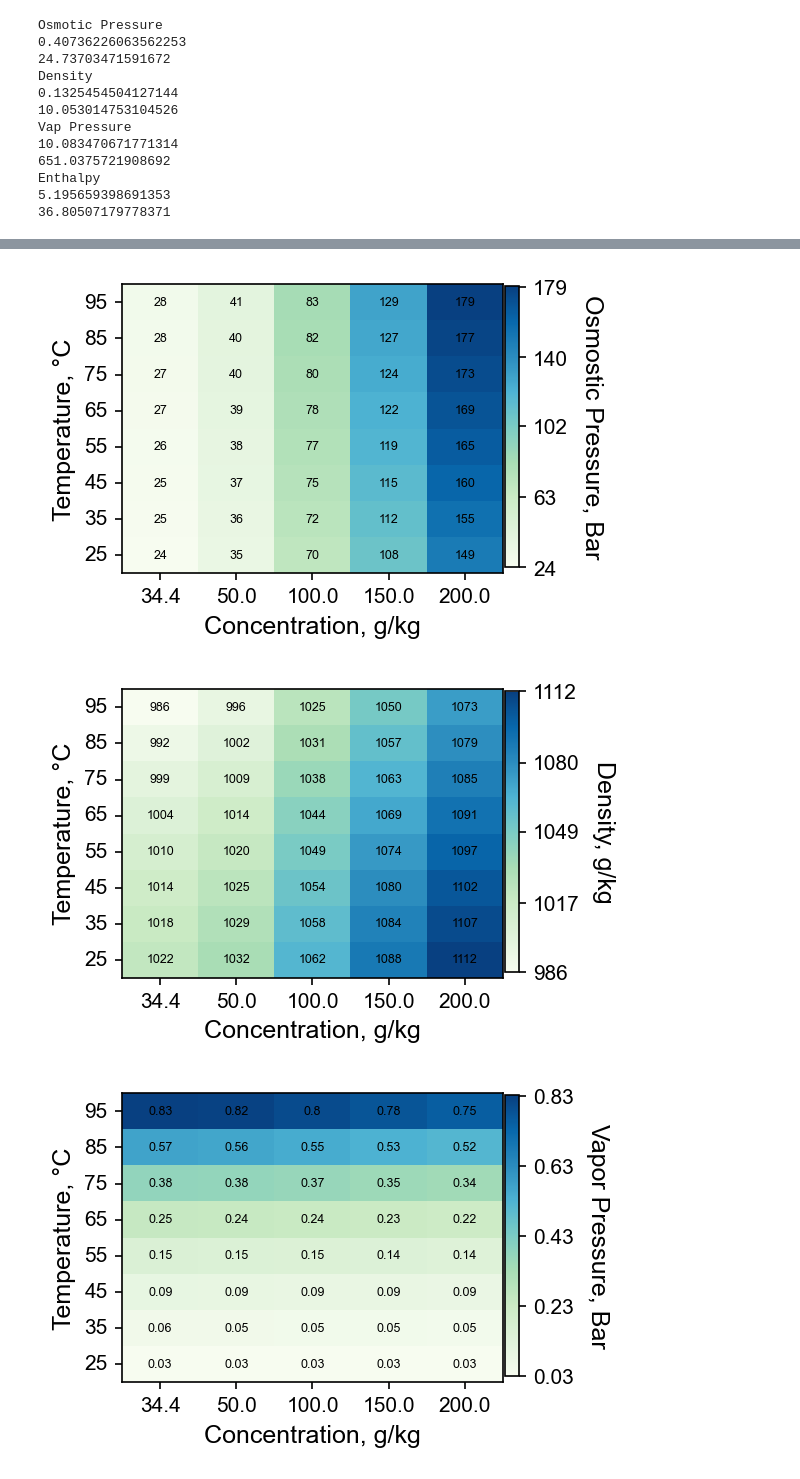
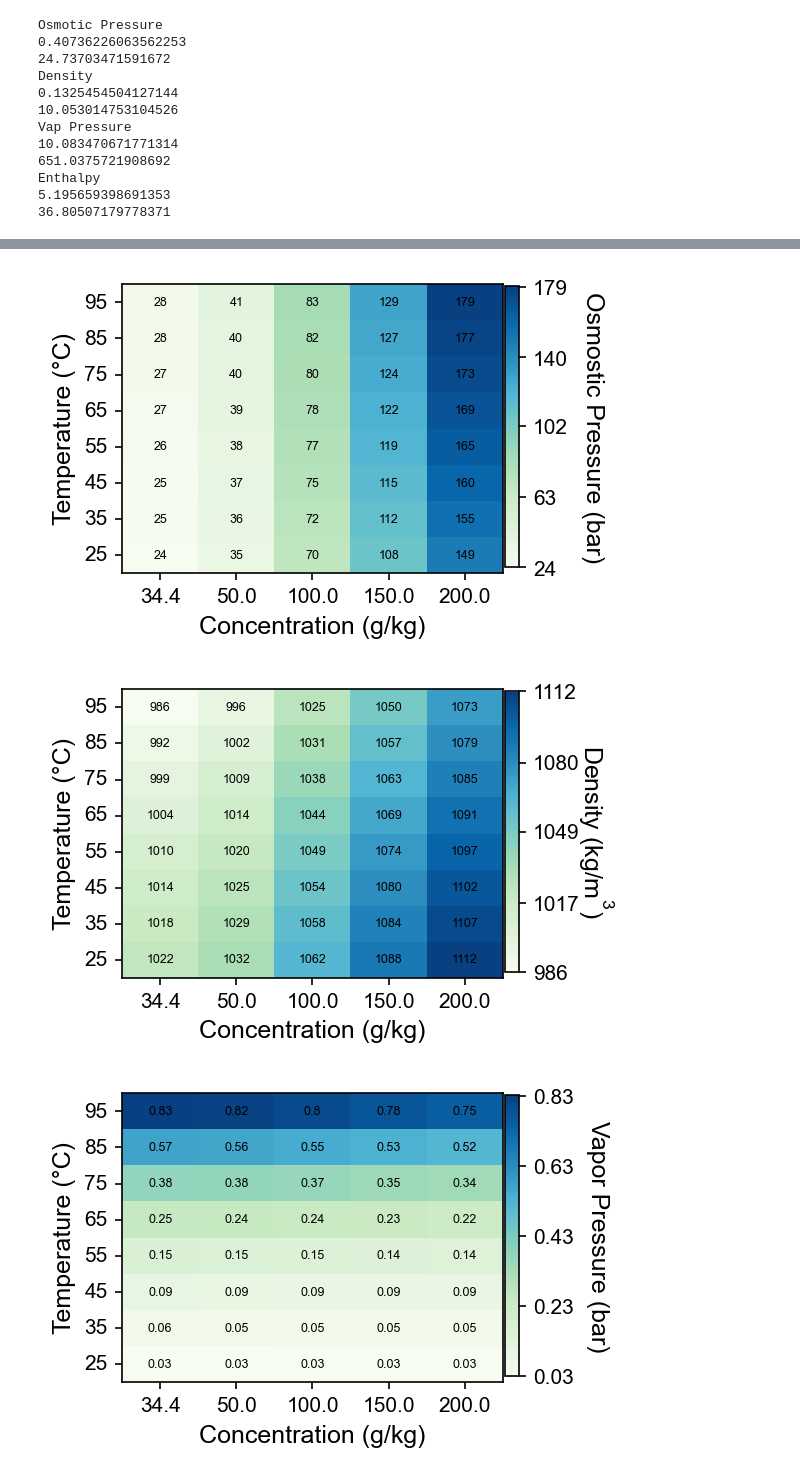
Before and after one commit to savannahsakhai/watertap, a Jupyter notebook: watertap/flowsheets/property_analysis/AIChE_figs/property_colormaps_AICHE.ipynb, the cells around one changed output, grey strips where cells are left out. Drawn from its saved outputs; the diff is of its cells as text; code cells hidden in the pictures.

```diff
--- a/watertap/flowsheets/property_analysis/AIChE_figs/property_colormaps_AICHE.ipynb
+++ b/watertap/flowsheets/property_analysis/AIChE_figs/property_colormaps_AICHE.ipynb
@@ -104,14 +96,14 @@ figure.plot_map(
     vmin=vmin,
     vmax=vmax,
 )
-figure.add_colorbar(zticks=zticks, zformat=0, zlabel="Osmostic Pressure, Bar")
+figure.add_colorbar(zticks=zticks, zformat=0, zlabel="Osmostic Pressure (bar)")
 figure.set_axis_ticklabels(
     xticklabels=xticks,
     yticklabels=yticks,
     xformat=1,
     yformat=0,
-    xlabel="Concentration, g/kg",
-    ylabel="Temperature, °C",
+    xlabel="Concentration (g/kg)",
+    ylabel="Temperature (°C)",
 )
 figure.save_fig(name="plot_sea_osm_p")
 
@@ -133,14 +125,14 @@ figure.plot_map(
     vmin=vmin,
     vmax=vmax,
 )
-figure.add_colorbar(zticks=zticks, zformat=0, zlabel="Density, g/kg")
+figure.add_colorbar(zticks=zticks, zformat=0, zlabel="Density (kg/$m^{3}$)")
 figure.set_axis_ticklabels(
     xticklabels=xticks,
     yticklabels=yticks,
     xformat=1,
     yformat=0,
-    xlabel="Concentration, g/kg",
-    ylabel="Temperature, °C",
+    xlabel="Concentration (g/kg)",
+    ylabel="Temperature (°C)",
 )
 figure.save_fig(name="plot_sea_dens")
 
@@ -162,14 +154,14 @@ figure.plot_map(
     vmin=vmin,
     vmax=vmax,
 )
-figure.add_colorbar(zticks=zticks, zformat=2, zlabel="Vapor Pressure, Bar")
+figure.add_colorbar(zticks=zticks, zformat=2, zlabel="Vapor Pressure (bar)")
 figure.set_axis_ticklabels(
     xticklabels=xticks,
     yticklabels=yticks,
     xformat=1,
     yformat=0,
-    xlabel="Concentration, g/kg",
-    ylabel="Temperature, °C",
+    xlabel="Concentration (g/kg)",
+    ylabel="Temperature (°C)",
 )
 figure.save_fig(name="plot_sea_vap_p")
 ref = 0
@@ -193,14 +185,14 @@ figure.plot_map(
     vmin=vmin,
     vmax=vmax,
 )
-figure.add_colorbar(zticks=zticks, zformat=1, zlabel="Specific Enthalpy, kJ/kg")
+figure.add_colorbar(zticks=zticks, zformat=1, zlabel="Specific Enthalpy (kJ/kg)")
 figure.set_axis_ticklabels(
     xticklabels=xticks,
     yticklabels=yticks,
     xformat=1,
     yformat=0,
-    xlabel="Concentration, g/kg",
-    ylabel="Temperature, °C",
+    xlabel="Concentration (g/kg)",
+    ylabel="Temperature (°C)",
 )
 figure.save_fig(name="plot_sea_enthalpy")
 # %% [output]
@@ -245,33 +237,33 @@ tiks [0. 1. 2. 3. 4. 5. 6. 7.]
 [0] [2] 0.09430939 34.4 45.0
 [0] [3] 0.15493110000000002 34.4 55.0
 [0] [4] 0.2461514 34.4 65.0
 [0] [5] 0.3793952 34.4 75.0
 [0] [6] 0.5688567 34.4 85.0
 [0] [7] 0.8317652000000001 34.4 95.0
 [1] [0] 0.03089426 50.0 25.0
 [1] [1] 0.0548613 50.0 35.0
 ... (78 lines left out)
 [ 34.4  50.  100.  150.  200. ] [0, 1, 2, 3, 4] interp
 [0. 1. 2. 3. 4.]
 [25. 35. 45. 55. 65. 75. 85. 95.] [0, 1, 2, 3, 4, 5, 6, 7] interp
 tiks [0. 1. 2. 3. 4. 5. 6. 7.]
 (40,)
 [ 34.4  50.  100.  150.  200. ] [25. 35. 45. 55. 65. 75. 85. 95.]
 [0] [0] 99.38623 34.4 25.0
 [0] [1] 138.7415 34.4 35.0
 [0] [2] 177.9543 34.4 45.0
 [0] [3] 217.0069 34.4 55.0
 [0] [4] 255.88170000000002 34.4 65.0
 [0] [5] 294.5607 34.4 75.0
 [0] [6] 333.0264 34.4 85.0
 [0] [7] 371.261 34.4 95.0
 [1] [0] 97.04655 50.0 25.0
 [1] [1] 135.4811 50.0 35.0
 ... (78 lines left out)
 [ 34.4  50.  100.  150.  200. ] [0, 1, 2, 3, 4] interp
 [0. 1. 2. 3. 4.]
 [25. 35. 45. 55. 65. 75. 85. 95.] [0, 1, 2, 3, 4, 5, 6, 7] interp
 tiks [0. 1. 2. 3. 4. 5. 6. 7.]
-[figure, old version]
+[figure, new version]
-[figure, old version]
+[figure, new version]
-[figure, old version]
+[figure, new version]
```
Also changed, not shown: parts of 7 cells of this notebook, 28 other files.
